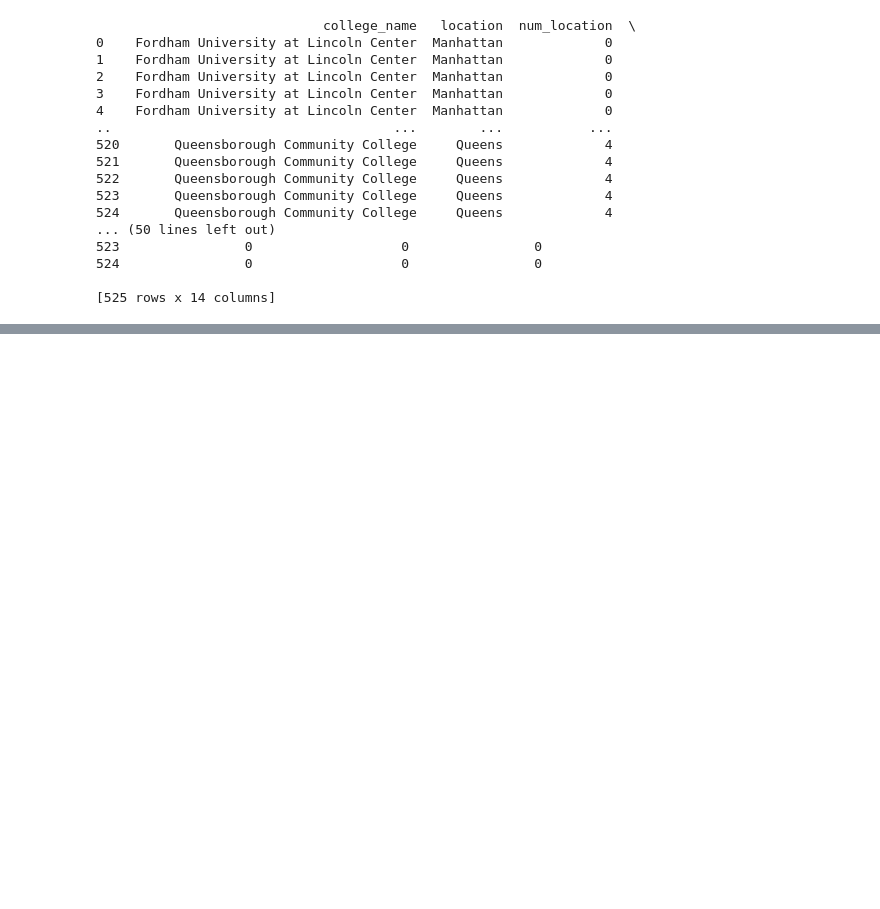
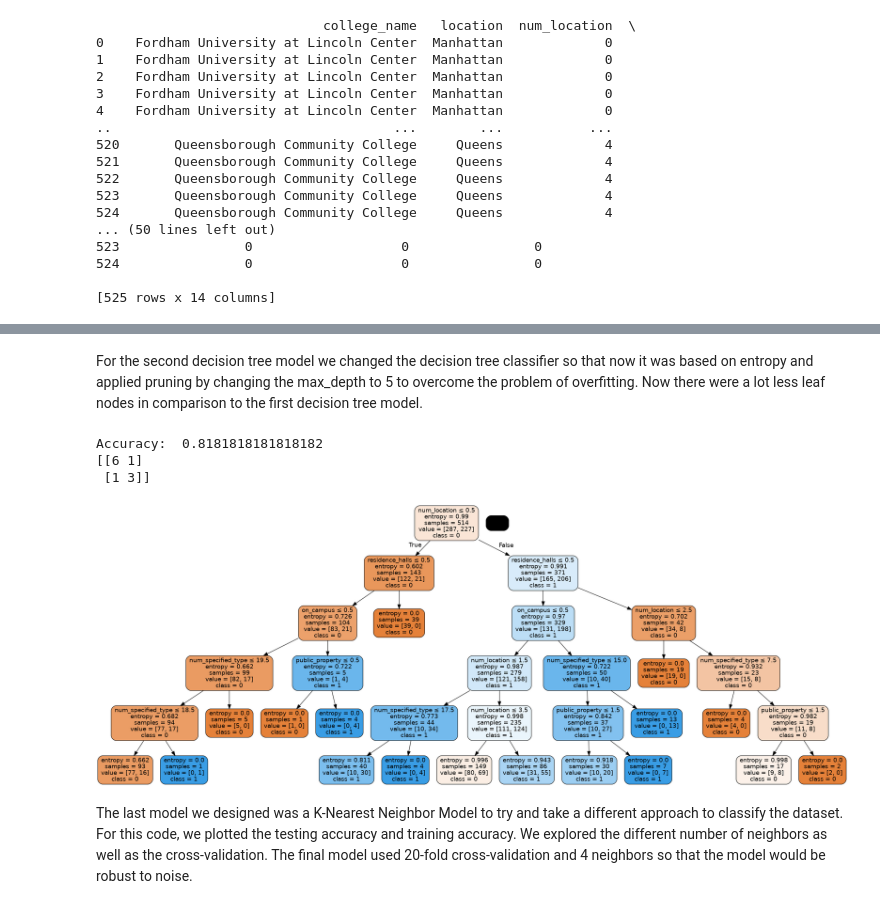
Before and after one commit to nkaur15/Data-Mining-Project, a Jupyter notebook: nyc_college_incident_reps.ipynb, the cells around one changed output, grey strips where cells are left out. Cells and saved outputs as stored; diff of their text form; code cells hidden in the pictures; blank space fills up the shorter version.

```diff
--- a/nyc_college_incident_reps.ipynb
+++ b/nyc_college_incident_reps.ipynb
@@ -101,0 +98,42 @@ InvocationException: GraphViz's executables not found
+# %% [markdown]
+<p>For the second decision tree model we changed the decision tree classifier so that now it was based on entropy and applied pruning by changing the max_depth to 5 to overcome the problem of overfitting. Now there were a lot less leaf nodes in comparison to the first decision tree model.</p>
+# %%
+#Decision Tree #2 Entropy Model
+#Feature selection: want a dependent variable and independent variable
+features = ['num_location','num_specified_type','on_campus','residence_halls',
+'noncampus_property','public_property']
+
+X = df[features]
+y = df.num_type_of_university #Target variable
+
+#Split the data into training sets and test sets
+#By cross_validation, we will do a 50 fold cross validation, so training 98% of the data
+# and test on 2%.
+
+X_train, X_test, y_train, y_test = train_test_split(X, y, test_size=0.02,
+random_state=1)
+
+model = DecisionTreeClassifier(criterion="entropy",max_depth = 5)
+model = model.fit(X_train,y_train)
+y_pred = model.predict(X_test)
+
+print("Accuracy: ", metrics.accuracy_score(y_test,y_pred))
+
+#Print the confusion matrix so that we get a better understanding
+conf_matrix = confusion_matrix(y_pred, y_test)
+print(conf_matrix)
+
+#Draw the decision Tree
+dot_data = StringIO()
+export_graphviz(model, out_file=dot_data, filled=True, rounded=True, special_characters=True, feature_names=features,
+class_names=['0','1'])
+graph = pydotplus.graph_from_dot_data(dot_data.getvalue())
+graph.write_png('entropymodel.png')
+Image(graph.create_png())
+# %% [output]
+Accuracy:  0.8181818181818182
+[[6 1]
+ [1 3]]
+[figure, added]
+# %% [markdown]
+<p>The last model we designed was a K-Nearest Neighbor Model to try and take a different approach to classify the dataset. For this code, we plotted the testing accuracy and training accuracy. We explored the different number of neighbors as well as the cross-validation. The final model used 20-fold cross-validation and 4 neighbors so that the model would be robust to noise.</p>
```
Also changed, not shown: parts of 3 cells of this notebook, 2 other files.
